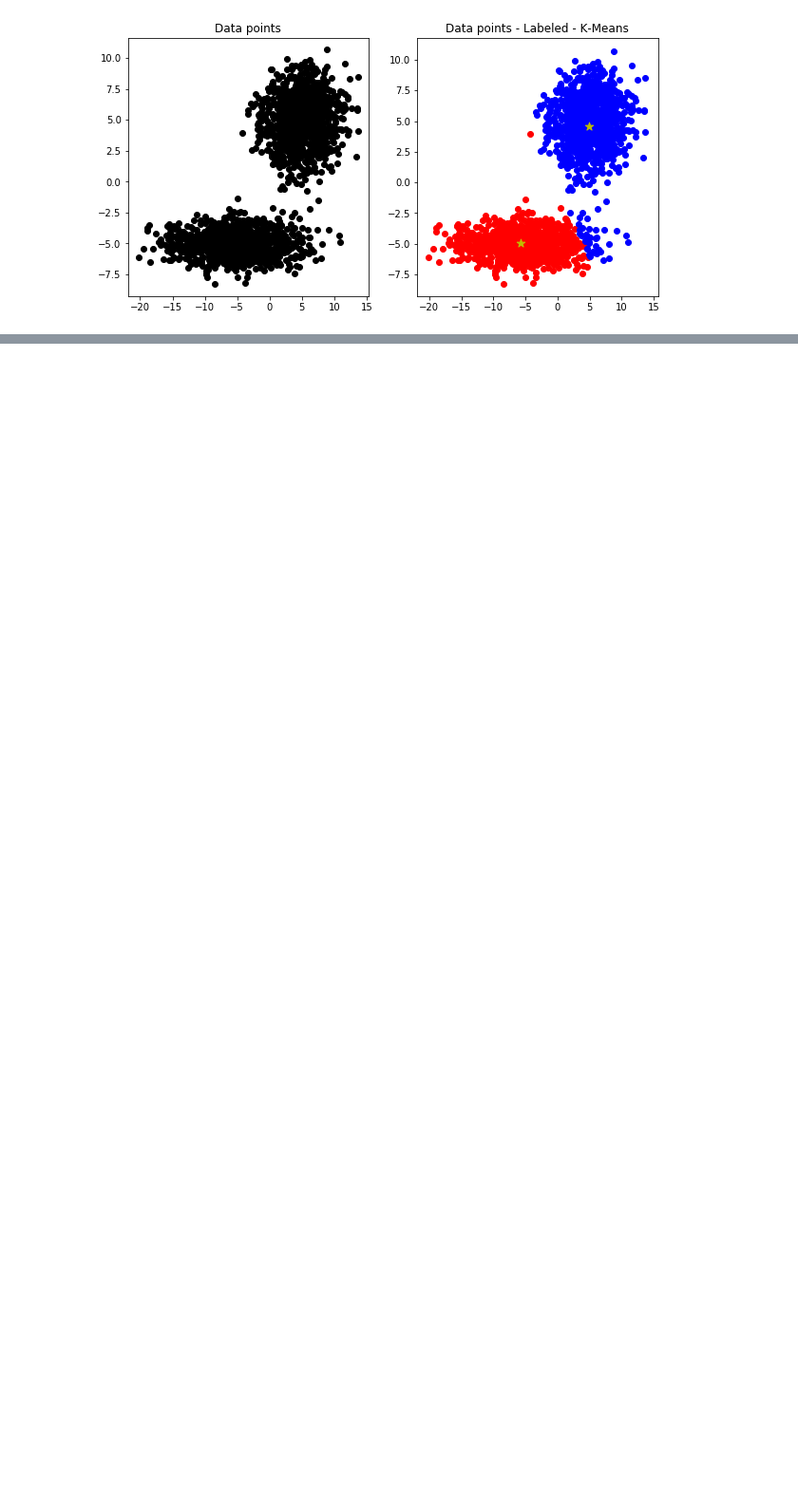
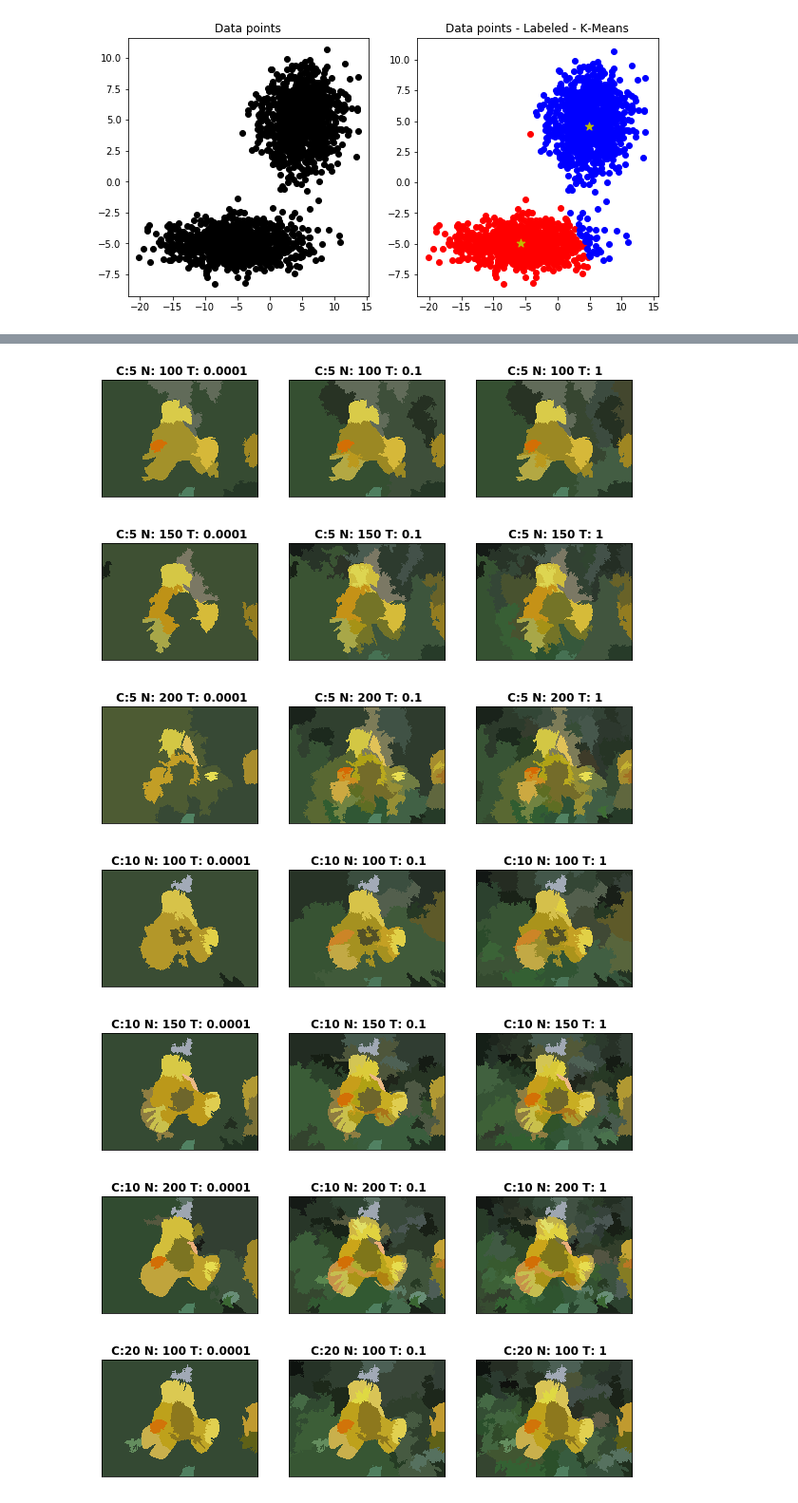
Before and after one commit to Patrick-Erath/OpenCV, a Jupyter notebook: Assignment3/Question2_A3.ipynb, the cells around one changed output, grey strips where cells are left out. Shown at 95% size. Saved outputs shown, nothing was run; the diff lists cells and outputs as text; code cells hidden in the pictures; blank space fills up the shorter version.

```diff
--- a/Assignment3/Question2_A3.ipynb
+++ b/Assignment3/Question2_A3.ipynb
@@ -219,7 +324,7 @@ def em(img, k, iterations=10):
 
     # Randomly define a center for each K Gaussian components
     # This center will be the randomly initialized peak for the initial gaussian
-    gaus_peak = np.random.random((k, ch)) * 255.0
+    gaus_peak = np.random.random((k, ch)) * 10.0
 
     # Probability that a point is in a given gaussian K
     prob = np.full(k, (1.0/k))
@@ -575,8 +644,0 @@ print(pdf_center)
-# %%
-for distr in range(k):
-        distr_sum = 0
-        for i in range(h):
-            if(distr==0):
-                distr_sum_x += pdf[i][distr]*data[i][distr]
-            elif(distr==1):
-                 distr_sum_y += pdf[i][distr]*data[i][distr]
@@ -582,0 +649,41 @@ for distr in range(k):
+# %%
+from skimage import segmentation, color
+from skimage.future import graph
+from skimage.segmentation import quickshift
+
+# Slic function
+comp = [5,10,20]
+seg = [100,150,200]
+
+# Cut_normalized function
+thr =  [0.0001,0.1,1]
+
+# Display in subplots of 3
+sub_plots = [131, 132, 133]
+
+sub = 0
+for i in range(len(comp)):
+    for j in range(len(seg)):
+        for l in range(len(thr)):
+            if(sub%3 == 0):
+                plt.figure(figsize=(10,10))
+                sub = 0
+            labels = segmentation.slic(img, compactness=comp[i], n_segments=seg[j])
+            g = graph.rag_mean_color(img, labels, mode='similarity')
+            labels = graph.cut_normalized(labels, g, thresh=thr[l])
+            out = color.label2rgb(labels, img, kind='avg')
+
+            plt.subplot(sub_plots[sub])
+            plt.imshow(out)
+            plt.title(" C:"+str(comp[i])+" N:"+str(seg[j])+" T:"+str(thr[l]), fontweight="bold")
+            plt.xticks([]), plt.yticks([])
+            sub+=1
+plt.show()
+# %% [output]
+[figure, added]
+[figure, added]
+[figure, added]
+[figure, added]
+[figure, added]
+[figure, added]
+[figure, added]
```
Also changed, not shown: parts of 30 cells of this notebook, 7 other files.
